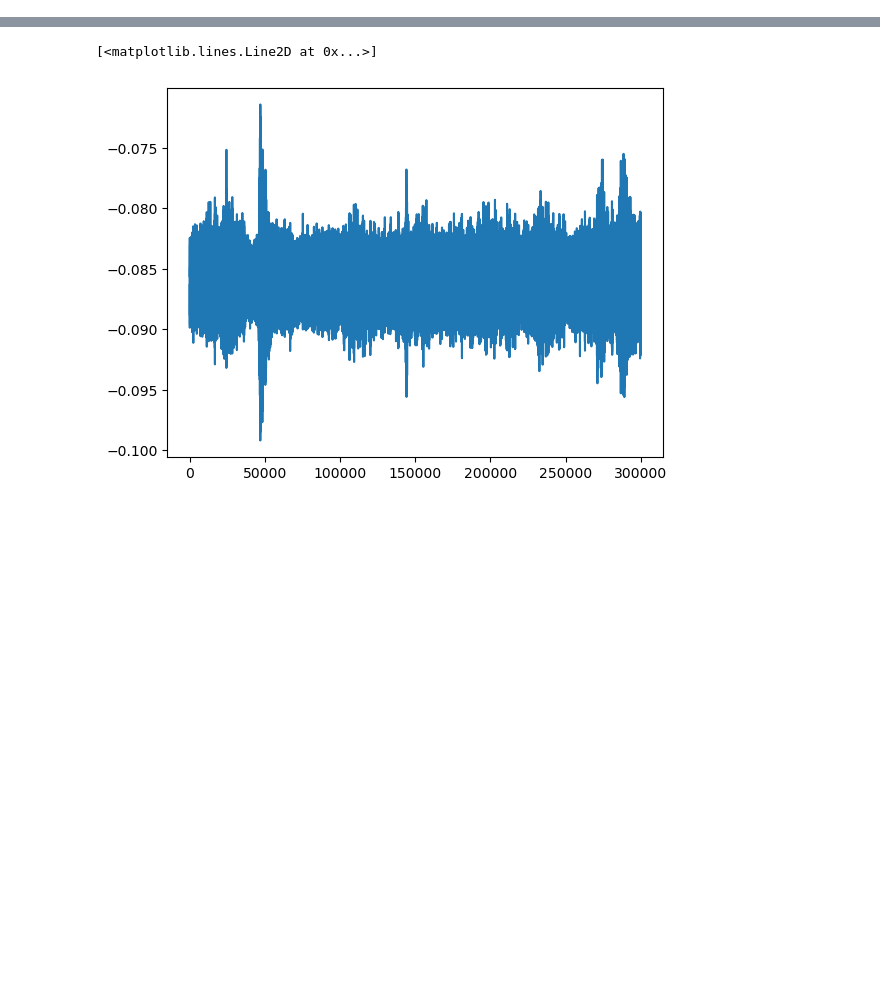
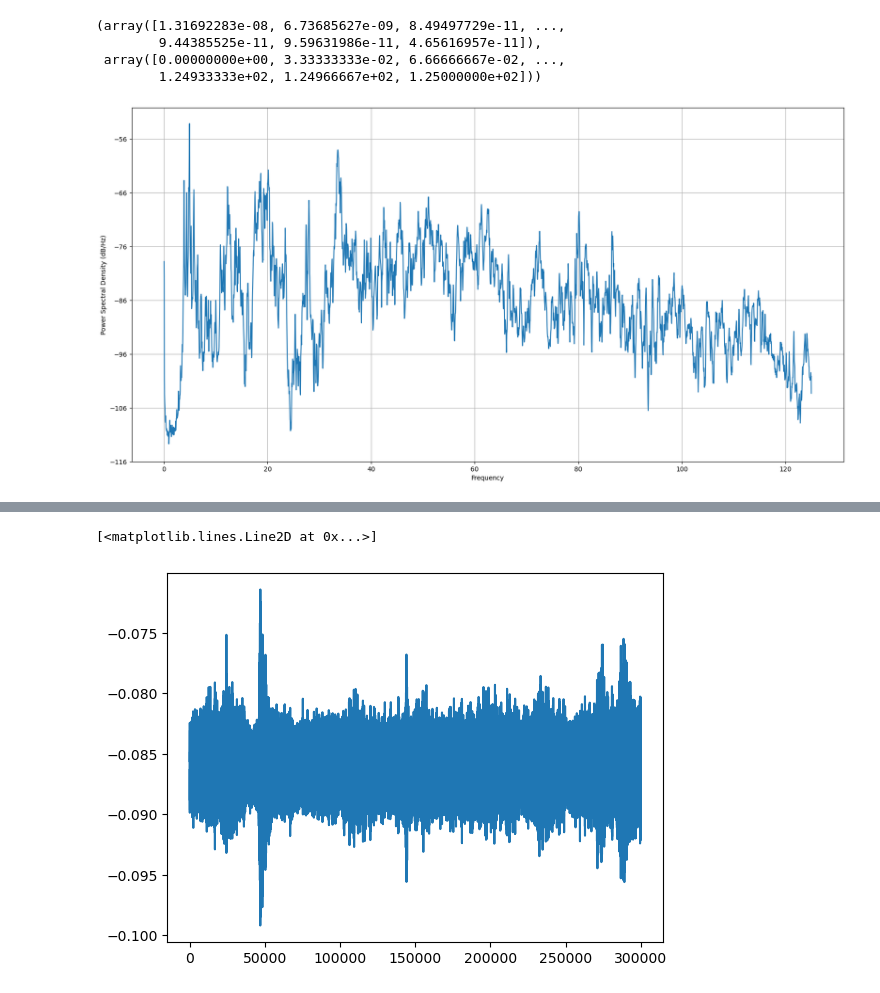
Before and after one commit to YacineBelHadj/AD_yacine, a Jupyter notebook: notebooks/feature/analyse_psd.ipynb, the cells around one changed output, grey strips where cells are left out. Drawn from its saved outputs; the diff is of its cells as text; code cells hidden in the pictures; blank space fills up the shorter version.

```diff
--- a/notebooks/feature/analyse_psd.ipynb
+++ b/notebooks/feature/analyse_psd.ipynb
@@ -90,0 +121,12 @@ order2 = np.where(meta['order'] == 2)
+# %%
+sig=data['ACC3_Z']
+sig = sig - np.mean(sig)
+# %%
+plt.figure(figsize=(20,10))
+plt.psd(sig, Fs=250, NFFT=250*30, noverlap=250*20)
+# %% [output]
+(array([1.31692283e-08, 6.73685627e-09, 8.49497729e-11, ...,
+        9.44385525e-11, 9.59631986e-11, 4.65616957e-11]),
+ array([0.00000000e+00, 3.33333333e-02, 6.66666667e-02, ...,
+        1.24933333e+02, 1.24966667e+02, 1.25000000e+02]))
+[figure, added]
```
Also changed, not shown: parts of 17 cells of this notebook, 7 other files.
